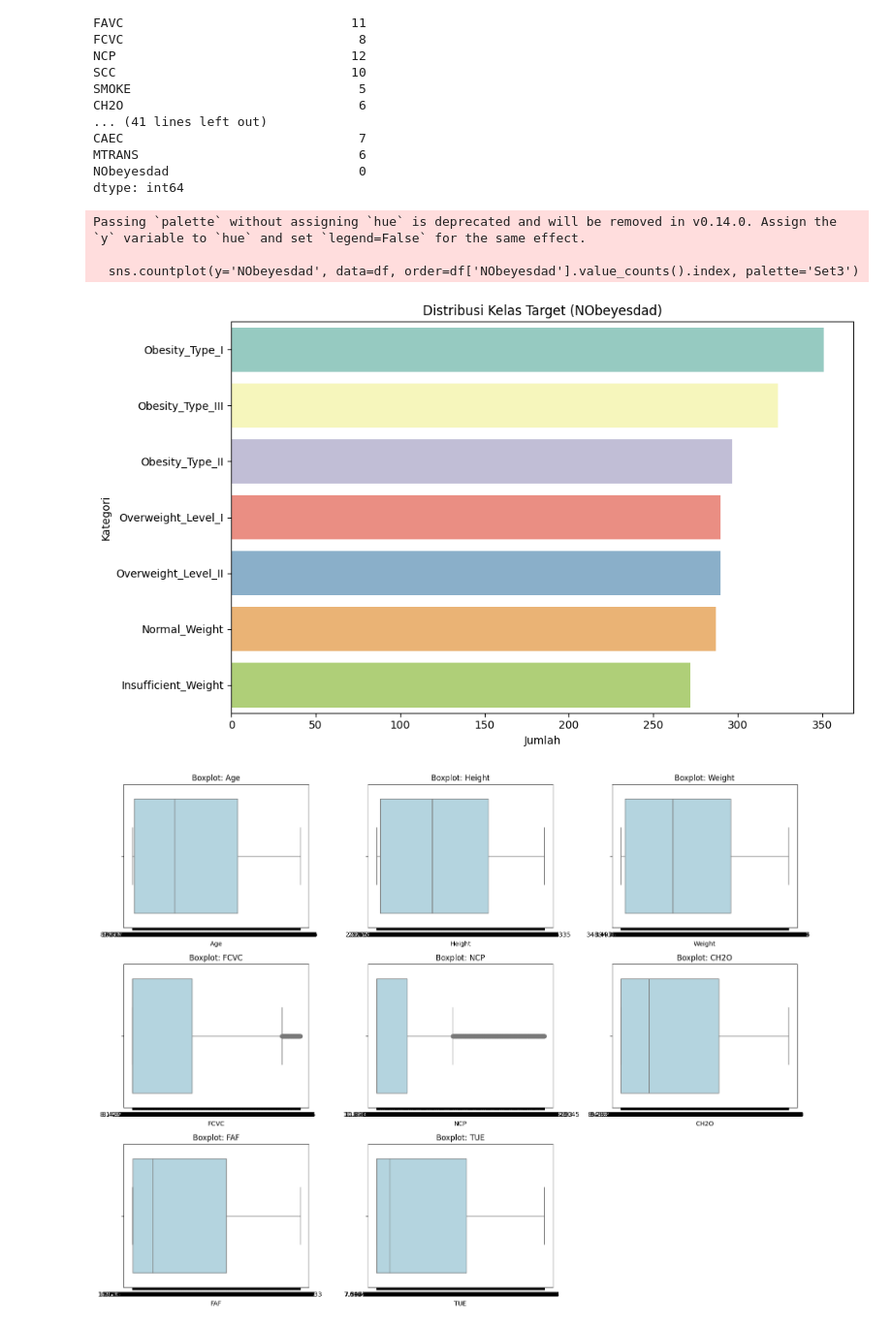
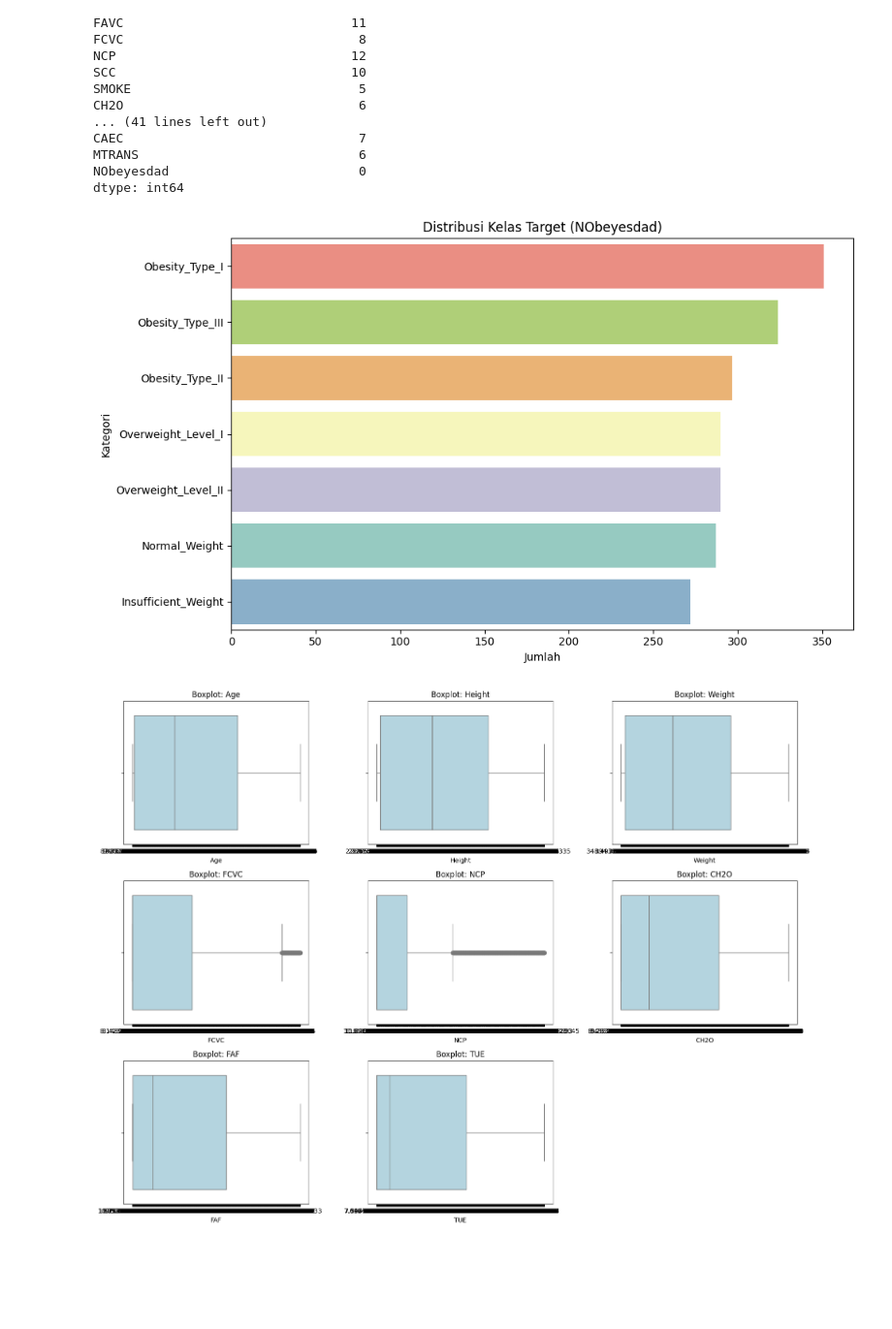
Before and after one commit to LEV9111/uasbengkod, a Jupyter notebook: UASbengkod.ipynb, the cells around one changed output. Shown: that part at 97% size. Saved outputs shown, nothing was run; the diff lists cells and outputs as text; code cells hidden in the pictures; blank space fills up the shorter version.

```diff
--- a/UASbengkod.ipynb
+++ b/UASbengkod.ipynb
@@ -139,18 +139,15 @@ NObeyesdad                         0
 dtype: int64
 # %%
 # Visualisasi distribusi kelas target
-plt.figure(figsize=(10,6))
-sns.countplot(y='NObeyesdad', data=df, order=df['NObeyesdad'].value_counts().index, palette='Set3')
+plt.figure(figsize=(10, 6))
+sns.countplot(y='NObeyesdad', data=df, order=df['NObeyesdad'].value_counts().index, palette='Set3', hue='NObeyesdad', legend=False)
 plt.title('Distribusi Kelas Target (NObeyesdad)')
 plt.xlabel('Jumlah')
 plt.ylabel('Kategori')
 plt.tight_layout()
 plt.show()
 # %% [output]
-Passing `palette` without assigning `hue` is deprecated and will be removed in v0.14.0. Assign the `y` variable to `hue` and set `legend=False` for the same effect.
-
-  sns.countplot(y='NObeyesdad', data=df, order=df['NObeyesdad'].value_counts().index, palette='Set3')
-[figure, old version]
+[figure, new version]
 # %%
 # Cek outlier dengan boxplot (fitur numerik)
 numerical_cols = ['Age', 'Height', 'Weight', 'FCVC', 'NCP', 'CH2O', 'FAF', 'TUE']
```
Also changed, not shown: parts of 1 cell of this notebook.
